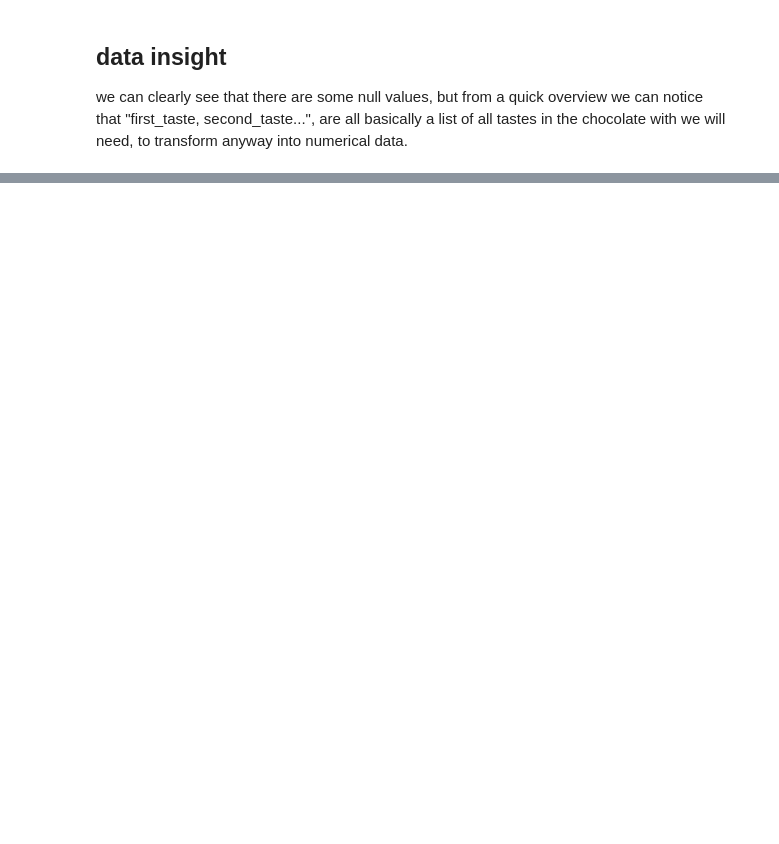
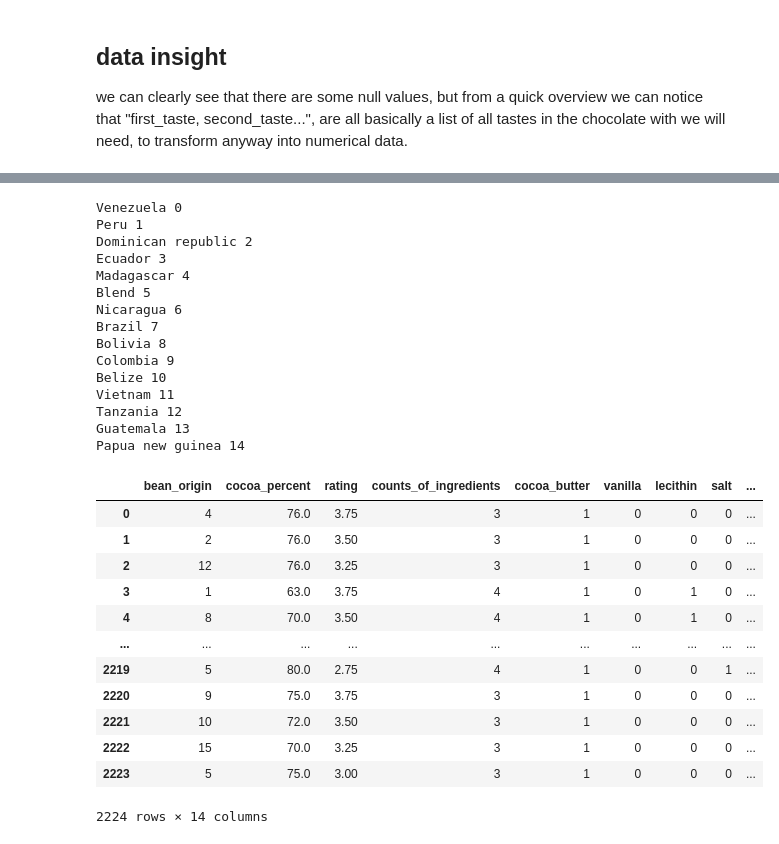
Before and after one commit to mike-tr/IntroToDS_Final, a Jupyter notebook: P3_chocolate.ipynb, the cells around one changed output, grey strips where cells are left out. Cells and saved outputs as stored; diff of their text form; code cells hidden in the pictures; blank space fills up the shorter version.

```diff
--- a/P3_chocolate.ipynb
+++ b/P3_chocolate.ipynb
@@ -86,0 +79,5 @@ cat = chocolate.select_dtypes(include=['object']).copy()
+# %%
+dropc = ["specific_bean_origin_or_bar_name"]
+chocolate_n = chocolate.iloc[:,4:]
+chocolate_n = chocolate_n.drop(dropc, axis = 1)
+chocolate_n
@@ -115,0 +153,9 @@ on the other hand "beans" have just 1 value, so we can drop that column.
+# %%
+def replace_binary(data_set : pd.DataFrame, cols : []):
+    data_copy = data_set.copy()
+    for column in cols:
+        data_copy[column] = np.where(data_set[column].str.contains("_not_"), 0, 1)
+    return data_copy
+
+chocolate_n2 = replace_binary(chocolate_n, is_binary)
+chocolate_n2
@@ -115,0 +386,52 @@ on the other hand "beans" have just 1 value, so we can drop that column.
+# %%
+def replace_names(data_set : pd.DataFrame, column : str, top_n = 15):
+    value_map = {}
+    data_copy = data_set.copy()
+    index_val = 0
+    for name in chocolate_n2[column].value_counts().index:
+        val = chocolate_n2[column].value_counts()[name]
+        #print(name, val)
+        if index_val < top_n:
+            print(name, index_val)
+            value_map[name] = index_val
+        else:
+            #print(name, top_n)
+            value_map[name] = top_n
+        index_val += 1
+    data_copy[column] = data_copy[column].replace(value_map)
+    return data_copy
+
+
+#chocolate_n2["country_of_bean_origin"].value_counts().index
+chocolate_n3 = replace_names(chocolate_n2, "country_of_bean_origin")
+chocolate_n3 = chocolate_n3.rename(columns={"country_of_bean_origin" : "bean_origin"})
+chocolate_n3
+# %% [output]
+Venezuela 0
+Peru 1
+Dominican republic 2
+Ecuador 3
+Madagascar 4
+Blend 5
+Nicaragua 6
+Brazil 7
+Bolivia 8
+Colombia 9
+Belize 10
+Vietnam 11
+Tanzania 12
+Guatemala 13
+Papua new guinea 14
+|  | bean_origin | cocoa_percent | rating | counts_of_ingredients | cocoa_butter | vanilla | lecithin | salt | ... |
+| 0 | 4 | 76.0 | 3.75 | 3 | 1 | 0 | 0 | 0 | ... |
+| 1 | 2 | 76.0 | 3.50 | 3 | 1 | 0 | 0 | 0 | ... |
+| 2 | 12 | 76.0 | 3.25 | 3 | 1 | 0 | 0 | 0 | ... |
+| 3 | 1 | 63.0 | 3.75 | 4 | 1 | 0 | 1 | 0 | ... |
+| 4 | 8 | 70.0 | 3.50 | 4 | 1 | 0 | 1 | 0 | ... |
+| ... | ... | ... | ... | ... | ... | ... | ... | ... | ... |
+| 2219 | 5 | 80.0 | 2.75 | 4 | 1 | 0 | 0 | 1 | ... |
+| 2220 | 9 | 75.0 | 3.75 | 3 | 1 | 0 | 0 | 0 | ... |
+| 2221 | 10 | 72.0 | 3.50 | 3 | 1 | 0 | 0 | 0 | ... |
+| 2222 | 15 | 70.0 | 3.25 | 3 | 1 | 0 | 0 | 0 | ... |
+| 2223 | 5 | 75.0 | 3.00 | 3 | 1 | 0 | 0 | 0 | ... |
+2224 rows × 14 columns
```
Also changed, not shown: parts of 34 cells of this notebook, 1 other file.
